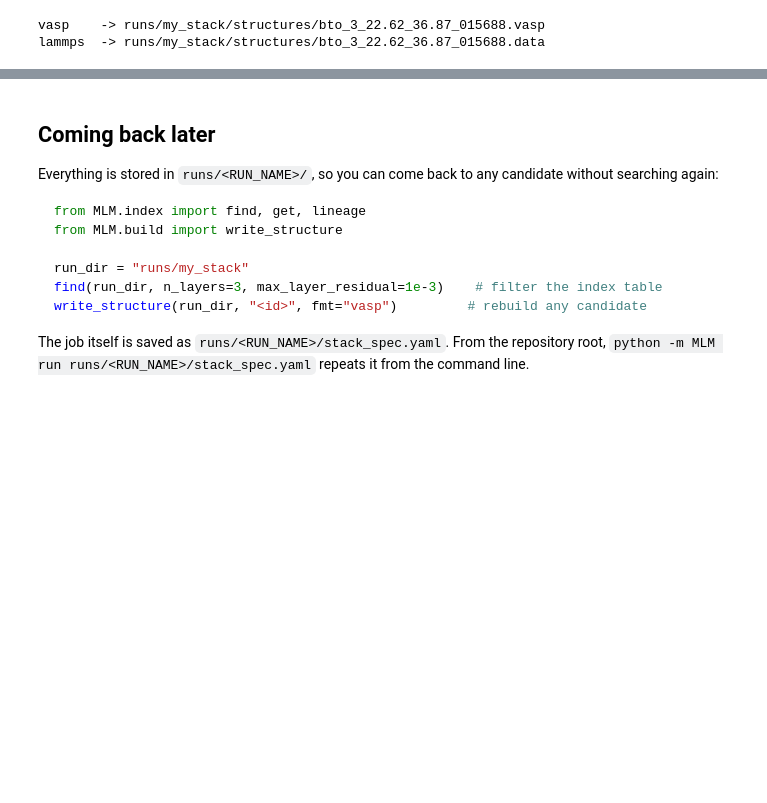
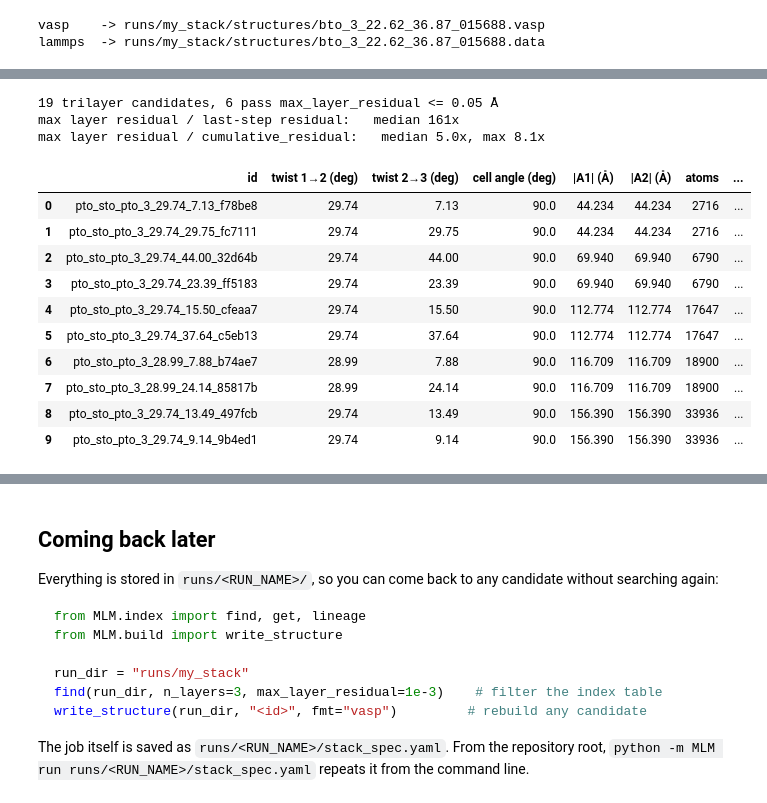
Before and after one commit to anikeya9/Multi-Layer-Moire-Generator-MLM, a Jupyter notebook: notebooks/moire_stack_explorer.ipynb, the cells around one changed output, grey strips where cells are left out. Drawn from its saved outputs; the diff is of its cells as text; code cells hidden in the pictures; blank space fills up the shorter version.

```diff
--- a/notebooks/moire_stack_explorer.ipynb
+++ b/notebooks/moire_stack_explorer.ipynb
@@ -387,0 +471,27 @@ lammps  -> runs/my_stack/structures/bto_3_22.62_36.87_015688.data
+# %%
+all_trilayers = [get(hetero_dir, structure_id) for structure_id in find(hetero_dir, n_layers=3)["id"]]
+trilayer_table = candidate_table(all_trilayers)
+trilayer_table["passed"] = [get(hetero_dir, i).worst_layer_residual <= 5e-2 for i in trilayer_table["id"]]
+worst = np.array([r.worst_layer_residual for r in all_trilayers])
+step = np.array([r.residual for r in all_trilayers])
+cumulative = np.array([r.cumulative_residual for r in all_trilayers])
+print(f"{len(trilayer_table)} trilayer candidates, {int(trilayer_table['passed'].sum())} pass max_layer_residual <= 0.05 Å")
+print(f"max layer residual / last-step residual:   median {np.median(worst / step):.0f}x")
+print(f"max layer residual / cumulative_residual:   median {np.median(worst / cumulative):.1f}x, "
+      f"max {np.max(worst / cumulative):.1f}x")
+trilayer_table.head(10)
+# %% [output]
+19 trilayer candidates, 6 pass max_layer_residual <= 0.05 Å
+max layer residual / last-step residual:   median 161x
+max layer residual / cumulative_residual:   median 5.0x, max 8.1x
+|  | id | twist 1→2 (deg) | twist 2→3 (deg) | cell angle (deg) | |A1| (Å) | |A2| (Å) | atoms | ... |
+| 0 | pto_sto_pto_3_29.74_7.13_f78be8 | 29.74 | 7.13 | 90.0 | 44.234 | 44.234 | 2716 | ... |
+| 1 | pto_sto_pto_3_29.74_29.75_fc7111 | 29.74 | 29.75 | 90.0 | 44.234 | 44.234 | 2716 | ... |
+| 2 | pto_sto_pto_3_29.74_44.00_32d64b | 29.74 | 44.00 | 90.0 | 69.940 | 69.940 | 6790 | ... |
+| 3 | pto_sto_pto_3_29.74_23.39_ff5183 | 29.74 | 23.39 | 90.0 | 69.940 | 69.940 | 6790 | ... |
+| 4 | pto_sto_pto_3_29.74_15.50_cfeaa7 | 29.74 | 15.50 | 90.0 | 112.774 | 112.774 | 17647 | ... |
+| 5 | pto_sto_pto_3_29.74_37.64_c5eb13 | 29.74 | 37.64 | 90.0 | 112.774 | 112.774 | 17647 | ... |
+| 6 | pto_sto_pto_3_28.99_7.88_b74ae7 | 28.99 | 7.88 | 90.0 | 116.709 | 116.709 | 18900 | ... |
+| 7 | pto_sto_pto_3_28.99_24.14_85817b | 28.99 | 24.14 | 90.0 | 116.709 | 116.709 | 18900 | ... |
+| 8 | pto_sto_pto_3_29.74_13.49_497fcb | 29.74 | 13.49 | 90.0 | 156.390 | 156.390 | 33936 | ... |
+| 9 | pto_sto_pto_3_29.74_9.14_9b4ed1 | 29.74 | 9.14 | 90.0 | 156.390 | 156.390 | 33936 | ... |
```
Also changed, not shown: parts of 12 cells of this notebook, 3 other files.
